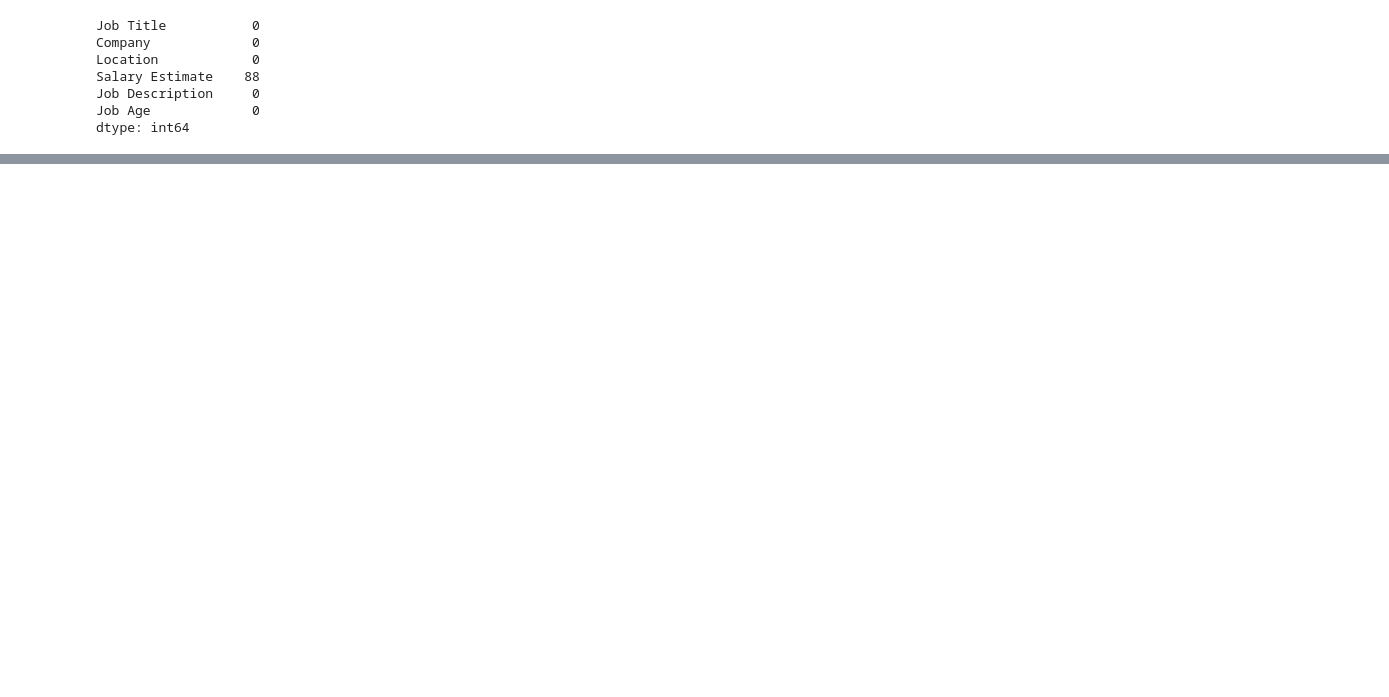
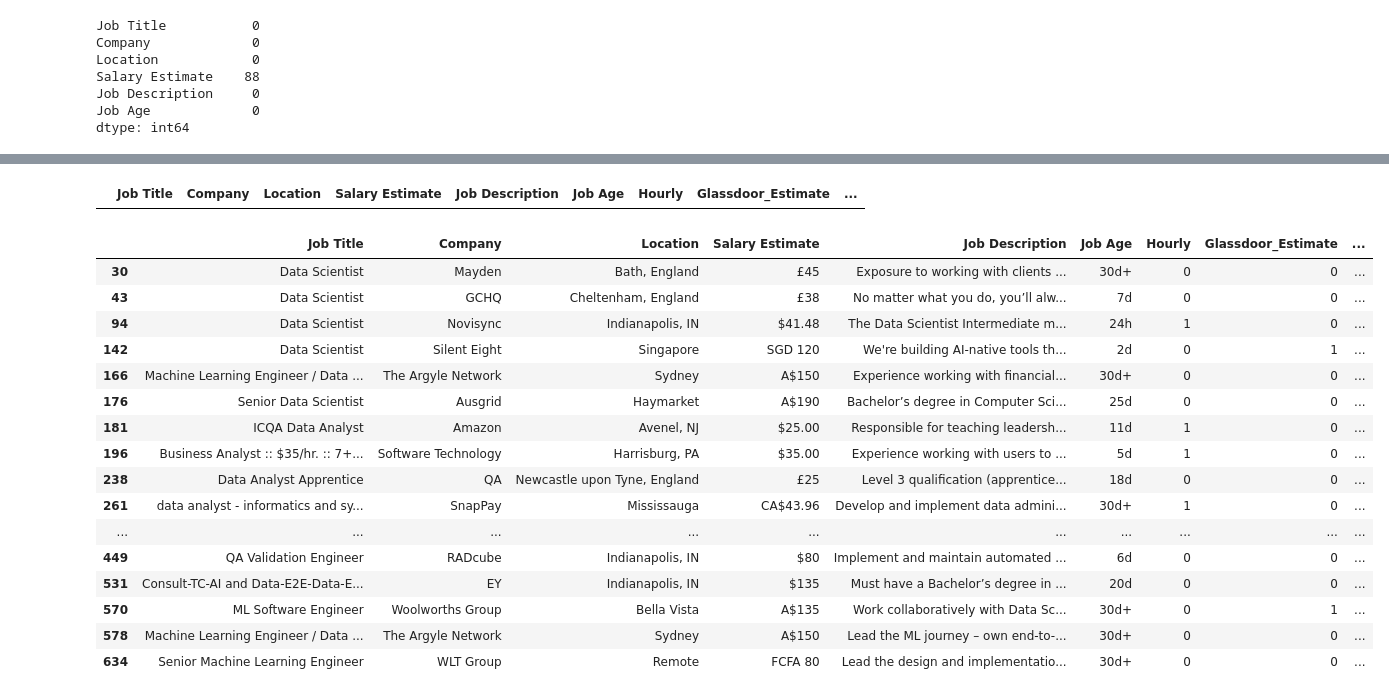
Before and after one commit to Salah-Mo-hammed/ds-jobs, a Jupyter notebook: ds_jobs_project/notebooks/ds_jobs_notebook.ipynb, the cells around one changed output, grey strips where cells are left out. Saved outputs shown, nothing was run; the diff lists cells and outputs as text; code cells hidden in the pictures; blank space fills up the shorter version.

Commit message:
correctly followed CRISP-DM worklfow structure, identified prototype business understanding, prepared EDA functions, did some feature engineering, cleaned some data

```diff
--- a/ds_jobs_project/notebooks/ds_jobs_notebook.ipynb
+++ b/ds_jobs_project/notebooks/ds_jobs_notebook.ipynb
@@ -169,2 +481,0 @@ dfs[1].head(50)
-# %%
-df=df['s']
@@ -182,0 +504,36 @@ dtype: int64
+# %%
+# A$ after we removed $, A still there, so we need to remove A as well from min_salary and max_salary cols
+a111=df.loc[df['min_salary']=='A111']
+df['min_salary']=df['min_salary'].str.replace({'A':''})
+# %%
+
+df['max_salary']=df['max_salary'].str.replace({'A':'','M':''})
+# %%
+test=df.loc[df['max_salary']=='2M']
+test
+# %% [output]
+|  | Job Title | Company | Location | Salary Estimate | Job Description | Job Age | Hourly | Glassdoor_Estimate | ... |
+# %%
+df['min_salary']=df['min_salary'].astype('float')
+
+df['max_salary']=df['max_salary'].astype('float')
+# %%
+df.loc[df['max_salary']==df['min_salary']] # as i said previously, when salary estimate has just one salary, i put it in both min and max salary cols
+# %% [output]
+|  | Job Title | Company | Location | Salary Estimate | Job Description | Job Age | Hourly | Glassdoor_Estimate | ... |
+| 30 | Data Scientist | Mayden | Bath, England | £45 | Exposure to working with clients ... | 30d+ | 0 | 0 | ... |
+| 43 | Data Scientist | GCHQ | Cheltenham, England | £38 | No matter what you do, you’ll alw... | 7d | 0 | 0 | ... |
+| 94 | Data Scientist | Novisync | Indianapolis, IN | $41.48 | The Data Scientist Intermediate m... | 24h | 1 | 0 | ... |
+| 142 | Data Scientist | Silent Eight | Singapore | SGD 120 | We're building AI-native tools th... | 2d | 0 | 1 | ... |
+| 166 | Machine Learning Engineer / Data ... | The Argyle Network | Sydney | A$150 | Experience working with financial... | 30d+ | 0 | 0 | ... |
+| 176 | Senior Data Scientist | Ausgrid | Haymarket | A$190 | Bachelor’s degree in Computer Sci... | 25d | 0 | 0 | ... |
+| 181 | ICQA Data Analyst | Amazon | Avenel, NJ | $25.00 | Responsible for teaching leadersh... | 11d | 1 | 0 | ... |
+| 196 | Business Analyst :: $35/hr. :: 7+... | Software Technology | Harrisburg, PA | $35.00 | Experience working with users to ... | 5d | 1 | 0 | ... |
+| 238 | Data Analyst Apprentice | QA | Newcastle upon Tyne, England | £25 | Level 3 qualification (apprentice... | 18d | 0 | 0 | ... |
+| 261 | data analyst - informatics and sy... | SnapPay | Mississauga | CA$43.96 | Develop and implement data admini... | 30d+ | 1 | 0 | ... |
+| ... | ... | ... | ... | ... | ... | ... | ... | ... | ... |
+| 449 | QA Validation Engineer | RADcube | Indianapolis, IN | $80 | Implement and maintain automated ... | 6d | 0 | 0 | ... |
+| 531 | Consult-TC-AI and Data-E2E-Data-E... | EY | Indianapolis, IN | $135 | Must have a Bachelor’s degree in ... | 20d | 0 | 0 | ... |
+| 570 | ML Software Engineer | Woolworths Group | Bella Vista | A$135 | Work collaboratively with Data Sc... | 30d+ | 0 | 1 | ... |
+| 578 | Machine Learning Engineer / Data ... | The Argyle Network | Sydney | A$150 | Lead the ML journey – own end-to-... | 30d+ | 0 | 0 | ... |
+| 634 | Senior Machine Learning Engineer | WLT Group | Remote | FCFA 80 | Lead the design and implementatio... | 30d+ | 0 | 0 | ... |
```
Also changed, not shown: parts of 32 cells of this notebook.
